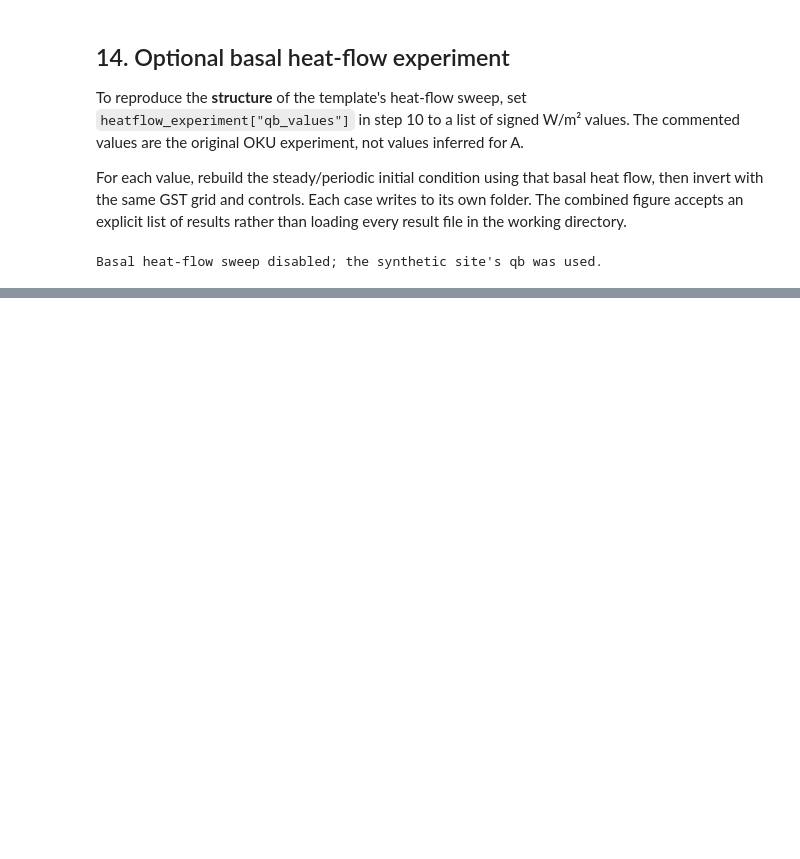
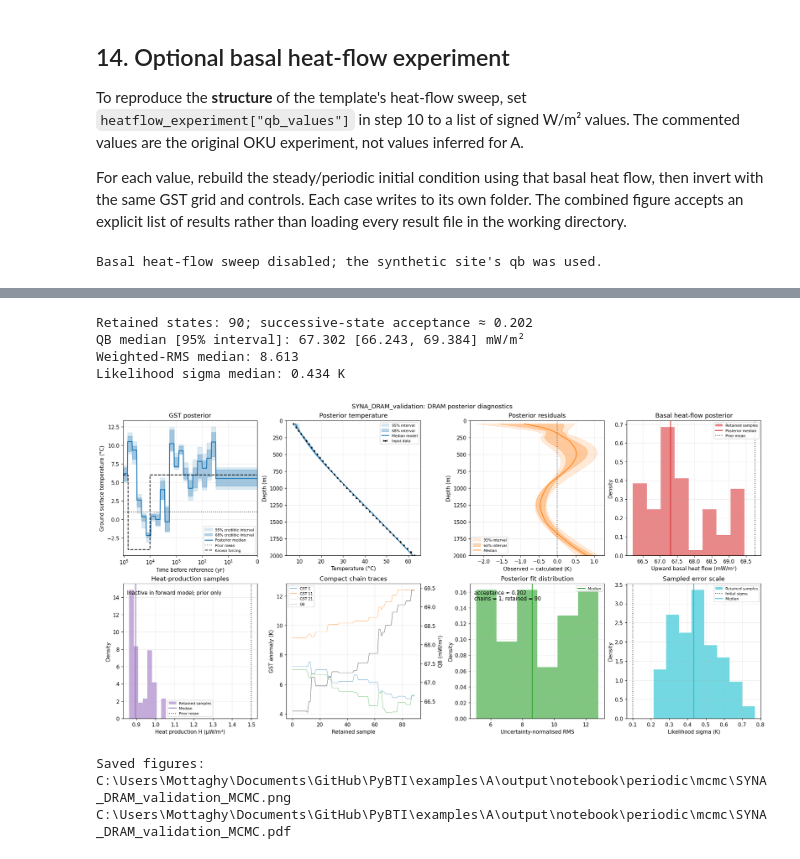
Before and after one commit to volkerrath/PyBTI, a Jupyter notebook: PyBTI_workflow.ipynb, the cells around one changed output, grey strips where cells are left out. Drawn from its saved outputs; the diff is of its cells as text; code cells hidden in the pictures; blank space fills up the shorter version.

```diff
--- a/PyBTI_workflow.ipynb
+++ b/PyBTI_workflow.ipynb
@@ -667,0 +727,10 @@ Basal heat-flow sweep disabled; the synthetic site's qb was used.
+# %%
+validation_jobs = [11]
+mcmc_chains = [
+    run_mcmc(
+        sitepar, fwdpar, initial, mcmc_config,
+        dict(job=job, name="SYNA_DRAM_validation", outdir=MCMC_OUTPUT / "chains"),
+    )
+    for job in validation_jobs
+]
+print("Completed chain shapes:", [run["chain"].shape for run in mcmc_chains])
@@ -667,0 +751,35 @@ Basal heat-flow sweep disabled; the synthetic site's qb was used.
+# %%
+mcmc_summary = summarize_mcmc(
+    mcmc_chains, sitepar, fwdpar, initial,
+    dict(burnin=0.25, thin=1, nsample=24, seed=12,
+         outdir=MCMC_OUTPUT, name="SYNA_DRAM_validation"),
+)
+print(f"Retained states: {mcmc_summary['nsample']}; "
+      f"successive-state acceptance ≈ {mcmc_summary['acceptance_fraction']:.3f}")
+print(f"QB median [95% interval]: {mcmc_summary['qb_quantiles'][2]:.3f} "
+      f"[{mcmc_summary['qb_quantiles'][0]:.3f}, "
+      f"{mcmc_summary['qb_quantiles'][4]:.3f}] mW/m²")
+print(f"Weighted-RMS median: {mcmc_summary['rms_quantiles'][2]:.4g}")
+print(f"Likelihood sigma median: "
+      f"{np.sqrt(np.median(mcmc_summary['s2chain'])):.4g} K")
+
+mcmc_plotpar = dict(
+    name="SYNA_DRAM_validation", outdir=MCMC_OUTPUT,
+    formats=("png", "pdf"), show=False, time_scale="symlog",
+    reference=dict(t=mesh["t"], GST=forcing["GST"], it=forcing["it"]),
+)
+mcmc_figure = plot_mcmc(mcmc_summary, mcmc_plotpar)
+display(mcmc_figure["figure"])
+plt.close(mcmc_figure["figure"])
+print("Saved figures:")
+for path in mcmc_figure["filenames"]:
+    print(path)
+# %% [output]
+Retained states: 90; successive-state acceptance ≈ 0.202
+QB median [95% interval]: 67.302 [66.243, 69.384] mW/m²
+Weighted-RMS median: 8.613
+Likelihood sigma median: 0.434 K
+[figure, added]
+Saved figures:
+C:\Users\Mottaghy\Documents\GitHub\PyBTI\examples\A\output\notebook\periodic\mcmc\SYNA_DRAM_validation_MCMC.png
+C:\Users\Mottaghy\Documents\GitHub\PyBTI\examples\A\output\notebook\periodic\mcmc\SYNA_DRAM_validation_MCMC.pdf
```
Also changed, not shown: parts of 10 cells of this notebook, 14 other files.
